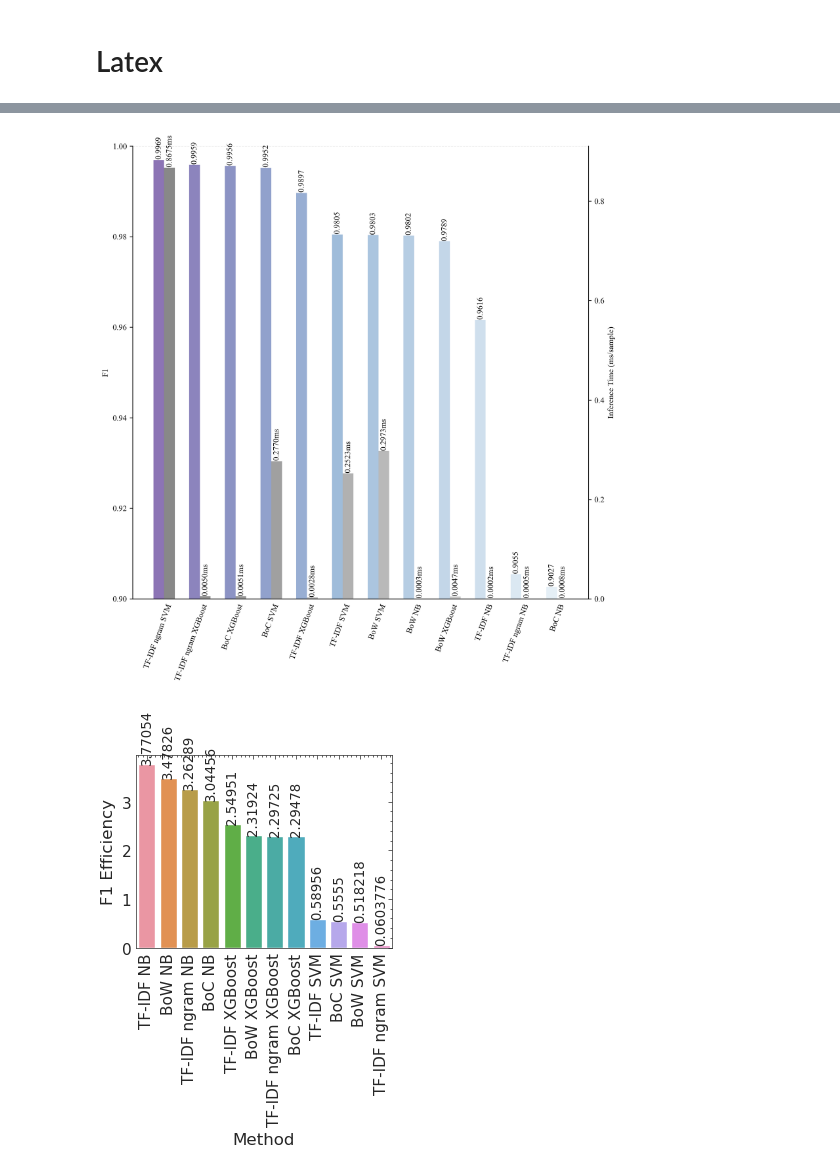
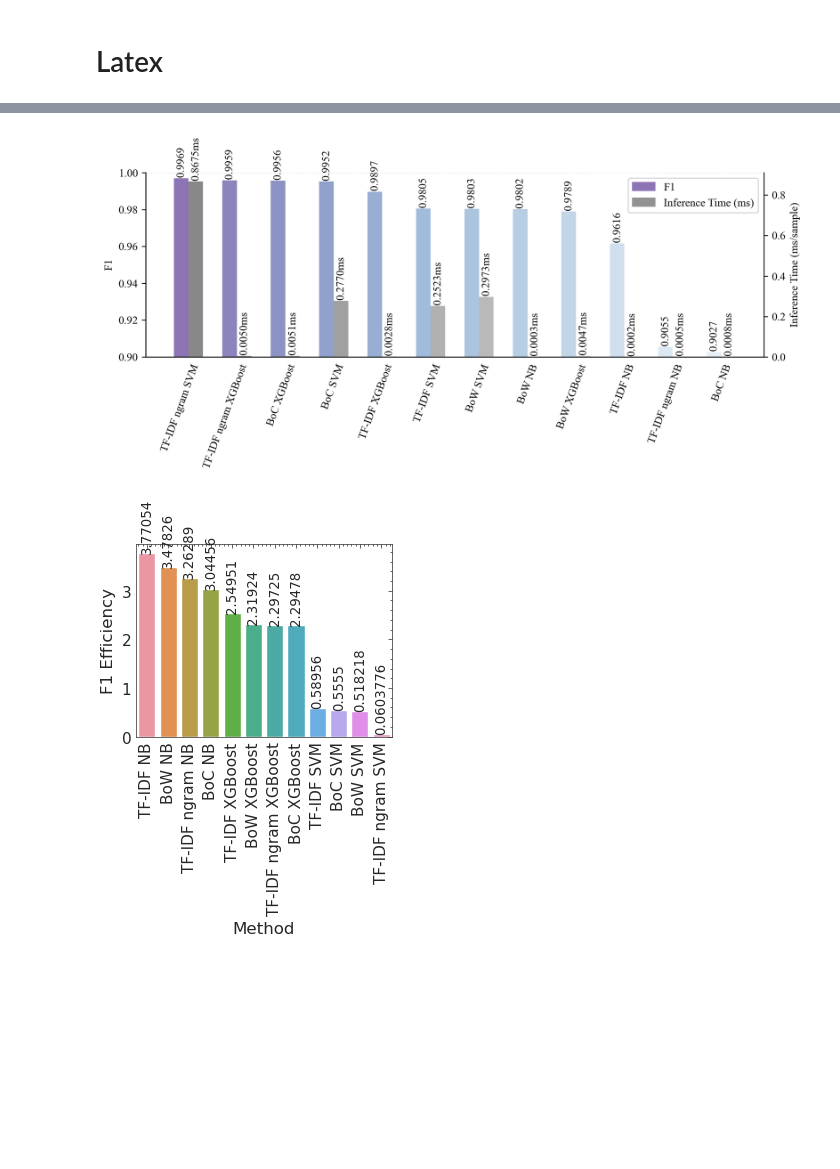
Before and after one commit to gdrlab/cascaded-sqli-detection, a Jupyter notebook: utils/tmp_color_schema.ipynb, the cells around one changed output, grey strips where cells are left out. Drawn from its saved outputs; the diff is of its cells as text; code cells hidden in the pictures; blank space fills up the shorter version.

```diff
--- a/utils/tmp_color_schema.ipynb
+++ b/utils/tmp_color_schema.ipynb
@@ -292,14 +352,14 @@ caption="Accuracy and inference speed of single NLP methods."
 out_file_name = (table_folder / table_name).with_suffix('.tex')
 method_cat = 'classic_ml'
 metrics = ['overall_accuracy', 'precision', 'recall', 'f1', 'training time',
-       'testing time', 'color']
+       'testing time', 'color', 'category']
 
 df_small = df.loc[df['category']==method_cat,metrics]
 
 df_small = rename_table_labels(df_small)
 #print(df_small)
 
-s = process_style_to_my_latex_format(df_small.loc[:, df_small.columns!='color'])
+s = process_style_to_my_latex_format(df_small.drop(['color', 'category'], axis=1 ))
 
 s = s.highlight_max(props='textbf:--rwrap;', subset=s.columns[1:-2])
 s = s.highlight_min(props='textbf:--rwrap;', subset=s.columns[-2:])
@@ -402,30 +396,43 @@ colors
 # %%
 # Figure of Table Single NLP
 current_figure_name = 'single_nlp_f1_vs_time.png'
-fig, ax = plt.subplots( figsize=(10,10))
+fig, ax = plt.subplots( figsize=(10,3))
 
 metric = ['F1', 'Inference Time (ms)']
 df_small = df_small.sort_values(metric,ascending=False)
+
+# legend
+color_cat_1 = np.asarray(df_small[df_small['category']=='classic_ml']
+                         .head(1)['color'].values[0][0], dtype=np.float32)
+color_cat_1G = color_cat_1.copy()
+color_cat_1G[0:3] = color_cat_1G[0:3].mean()
+
+legend_cat_1 = mpatches.Patch(color=color_cat_1, label=metric[0])
+legend_cat_1G = mpatches.Patch(color=color_cat_1G, label=metric[1])
+
+
+
 _, ax2 = my_plot_twin_bar(df_small,ax,metric)
 ax.axhline(1,  linestyle='--', linewidth=0.7, color=[0.9,0.9,0.9], zorder=0)
 ax.set(ylim=(0.90, 1))
 ax.set_ylabel('F1')
 
 if SAVE_OUTPUTS:
     ax.get_figure().savefig(figure_folder / current_figure_name)
 
 # metric = 'Inference Time (ms)'
 # #ax = axes[1]
 # ax2 = ax.twinx()
 # #my_plot_bar(df_small,ax,metric)
 # my_plot_bar(df_small,ax2,metric)
 ax2.set_ylabel('Inference Time (ms/sample)')
 # #ax.set(ylim=(0.95, 1))
+ax.legend(handles=[legend_cat_1, legend_cat_1G],  loc='upper right')
 
 if SAVE_OUTPUTS:
     ax.get_figure().savefig(figure_folder / current_figure_name)
 # %% [output]
-[figure, old version]
+[figure, new version]
 # %%
 # Figure of Table Single NLP - F1 Efficiency metric is
 #fig, axes = plt.subplots(1, 1, figsize=(10,5))
```
Also changed, not shown: parts of 10 cells of this notebook.
